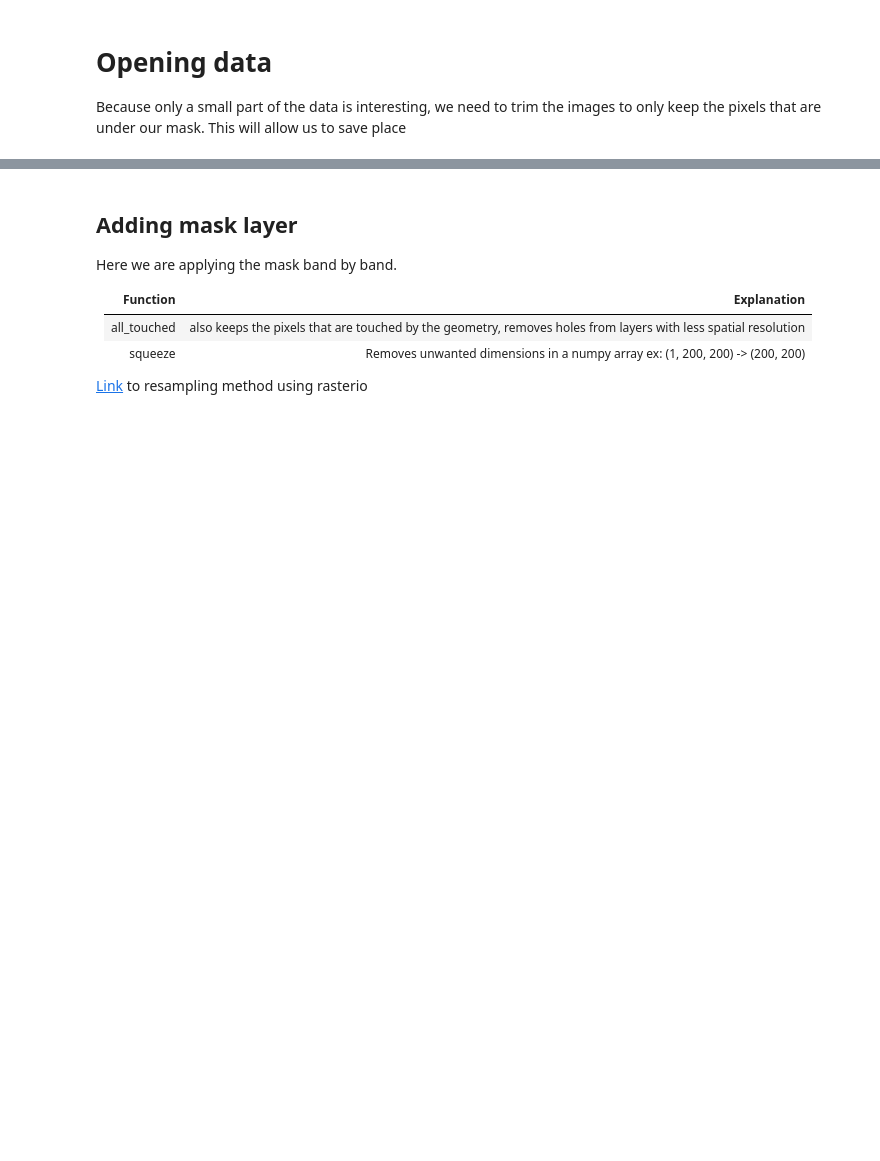
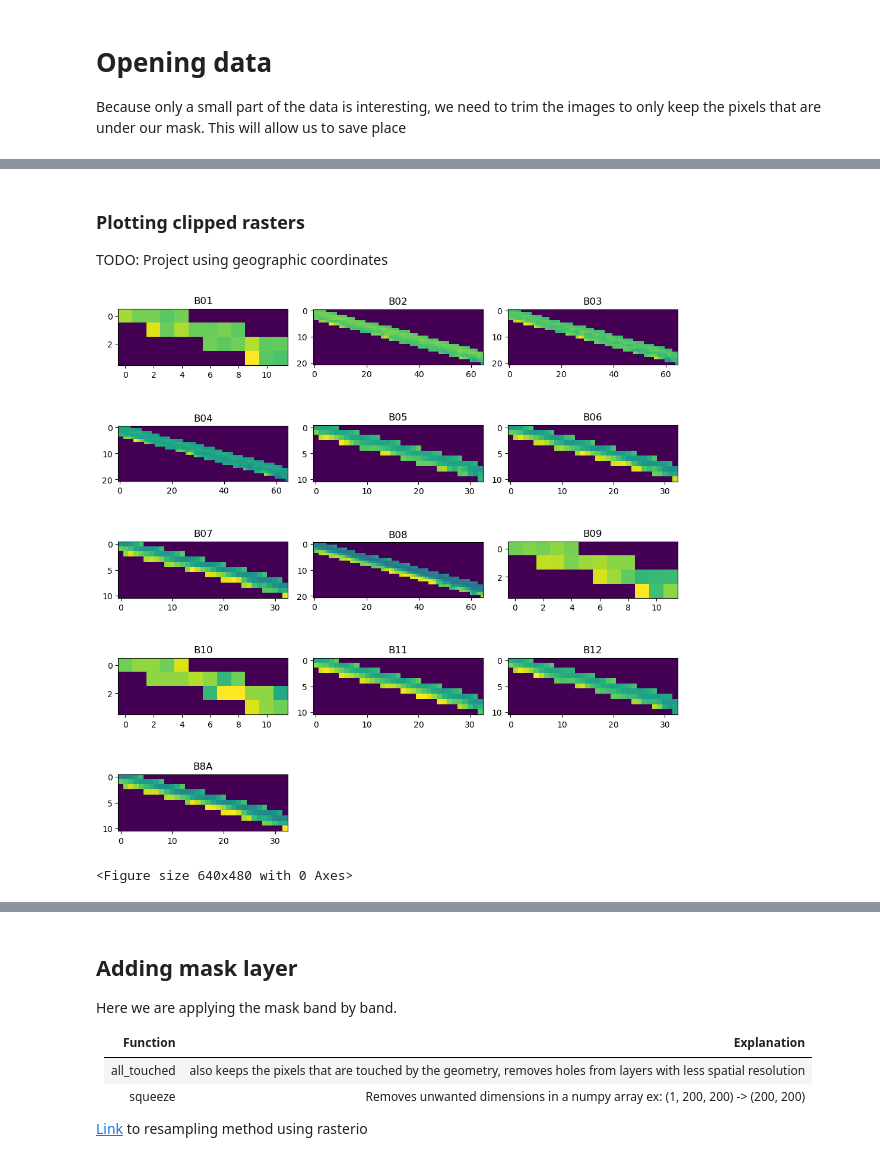
Before and after one commit to Dunckleosteus/MFE, a Jupyter notebook: request.ipynb, the cells around one changed output, grey strips where cells are left out. Drawn from its saved outputs; the diff is of its cells as text; code cells hidden in the pictures; blank space fills up the shorter version.

Commit message:
trim each band and save each to file

```diff
--- a/request.ipynb
+++ b/request.ipynb
@@ -230,0 +216,6 @@ l
+# %%
+l = glob("sisi/*/GRANULE/*/IMG_DATA/*") # glob.glob -> glob
+l.sort()
+keys = ["B01_path", "B02_path", "B03_path", "B04_path", "B05_path", "B06_path", "B07_path", "B08_path", "B09_path", "B10_path", "B11_path", "B12_path", "B8A_path", "TCI_path"]
+path_dict = dict(zip(keys[:-1], l[:-1]))
+path_dict
@@ -230,0 +288,39 @@ l
+# %% [markdown]
+### Plotting clipped rasters
+
+TODO: Project using geographic coordinates
+# %%
+import matplotlib.pyplot as plt
+import rasterio as rio
+
+num_images = len(clipped_dict)
+num_columns = 3
+num_rows = -(-num_images // num_columns)  # Ceiling division to ensure all images are accommodated
+
+# Create subplots with specified number of rows and columns
+vertical_padding = 2
+fig, axs = plt.subplots(num_rows, num_columns, figsize=(10, vertical_padding*num_rows))
+
+# Flatten the axs array if it's not already flat
+if not isinstance(axs, (list, np.ndarray)):
+    axs = [axs]
+
+# Plot each image
+for num, (key, value) in enumerate(clipped_dict.items()):
+    src = rio.open(value)
+    extent = [src.bounds[0], src.bounds[2], src.bounds[1], src.bounds[3]]
+    row_index = num // num_columns
+    col_index = num % num_columns
+    axs[row_index, col_index].imshow(src.read(1))
+    axs[row_index, col_index].set_title(key.split("_")[0])  # Optionally set title to image key
+
+for i in range(num_images, num_rows*num_columns):
+    fig.delaxes(axs.flatten()[i])
+
+# Adjust layout
+fig.tight_layout()
+plt.show()
+plt.savefig(os.path.join("plots", "snipped_bands_before_resize.png"))
+# %% [output]
+[figure, added]
+<Figure size 640x480 with 0 Axes>
```
Also changed, not shown: parts of 15 cells of this notebook, 1 other file.
